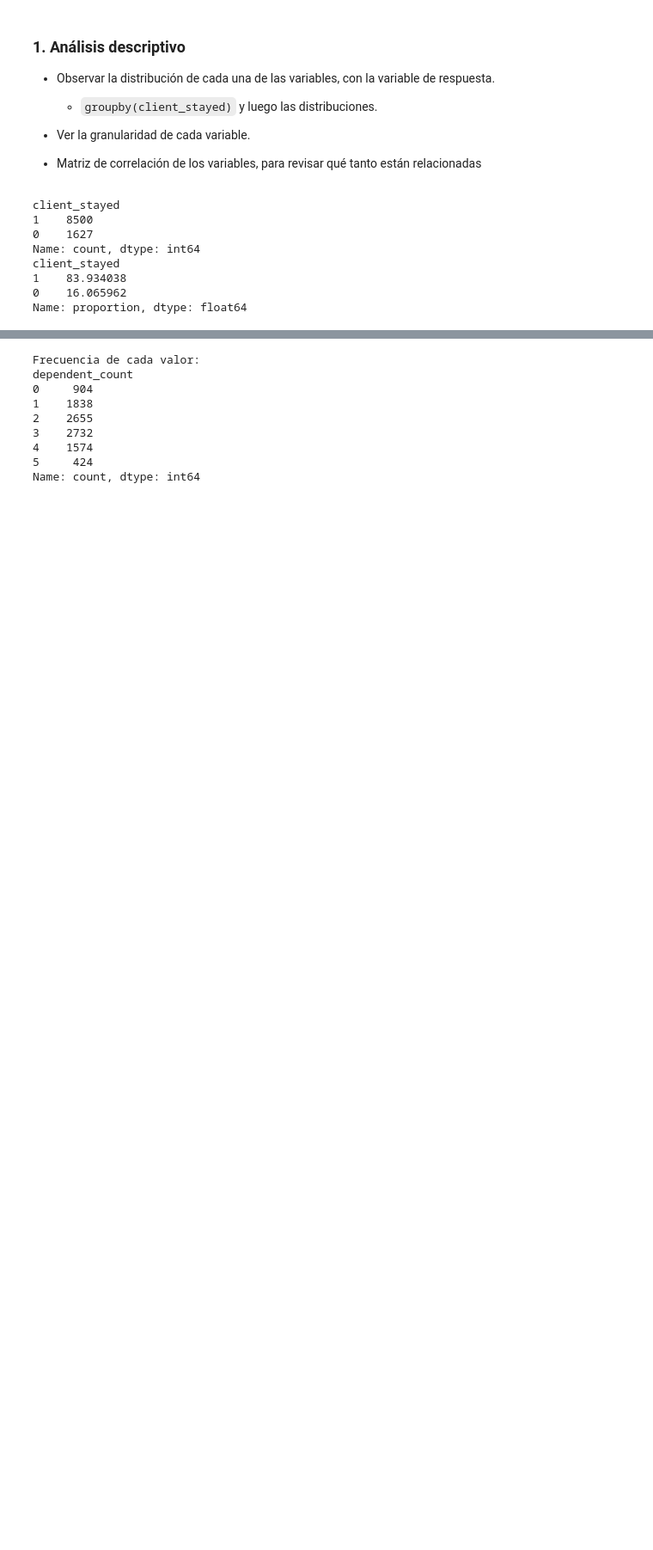
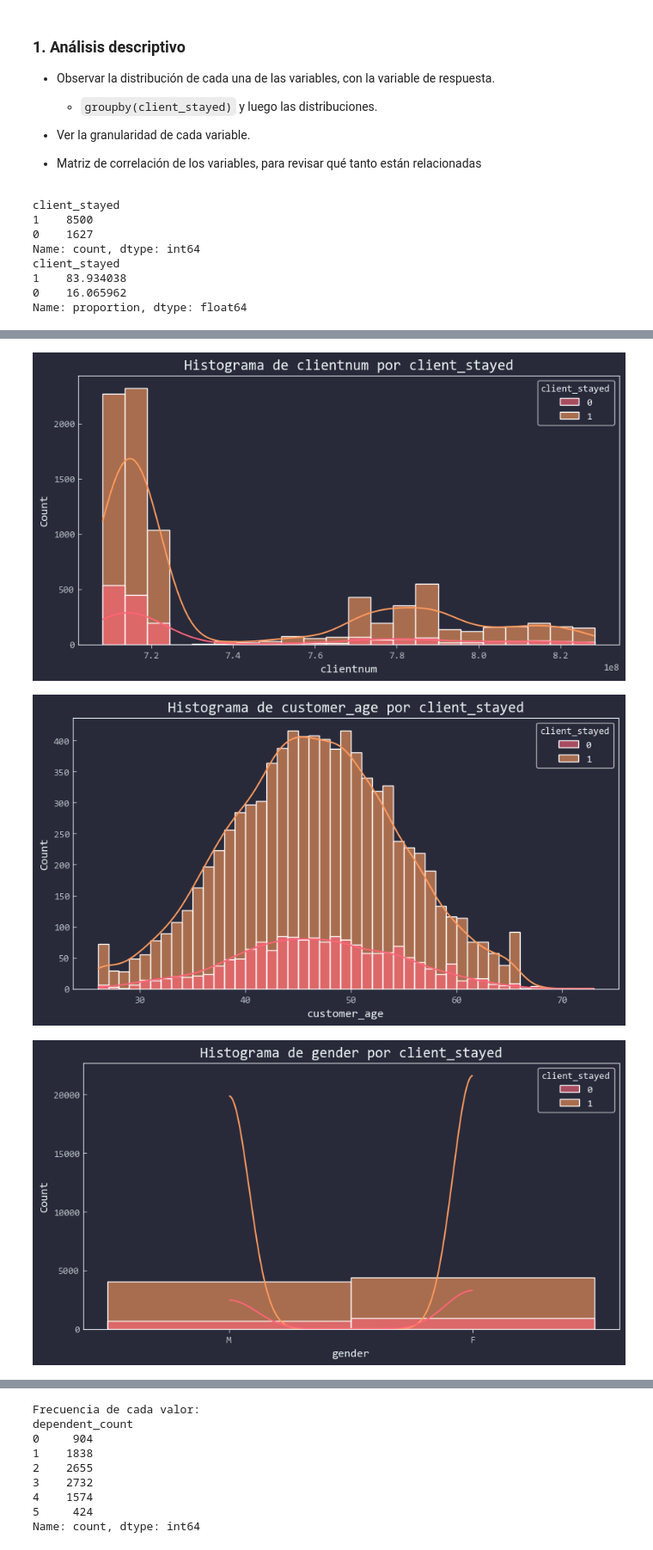
Before and after one commit to Toutl/Data-Processing-Laboratory, a Jupyter notebook: Examenes/III/02_eduardo.ipynb, the cells around one changed output, grey strips where cells are left out. Shown at 86% size. Drawn from its saved outputs; the diff is of its cells as text; code cells hidden in the pictures; blank space fills up the shorter version.

```diff
--- a/Examenes/III/02_eduardo.ipynb
+++ b/Examenes/III/02_eduardo.ipynb
@@ -180,0 +160,19 @@ for column in df.columns:
+# %%
+for column in df.columns:
+    if column != 'client_stayed':
+        plt.figure(figsize=(10, 5))
+        sns.histplot(
+            data=df,
+            x=column,
+            hue='client_stayed',
+            multiple='layer',
+            kde=True,
+            alpha=0.6,
+            edgecolor='white'
+        )
+        plt.title(f'Histograma de {column} por client_stayed')
+        plt.show()
+# %% [output]
+[figure, added]
+[figure, added]
+[figure, added]
```
Also changed, not shown: parts of 5 cells of this notebook.
